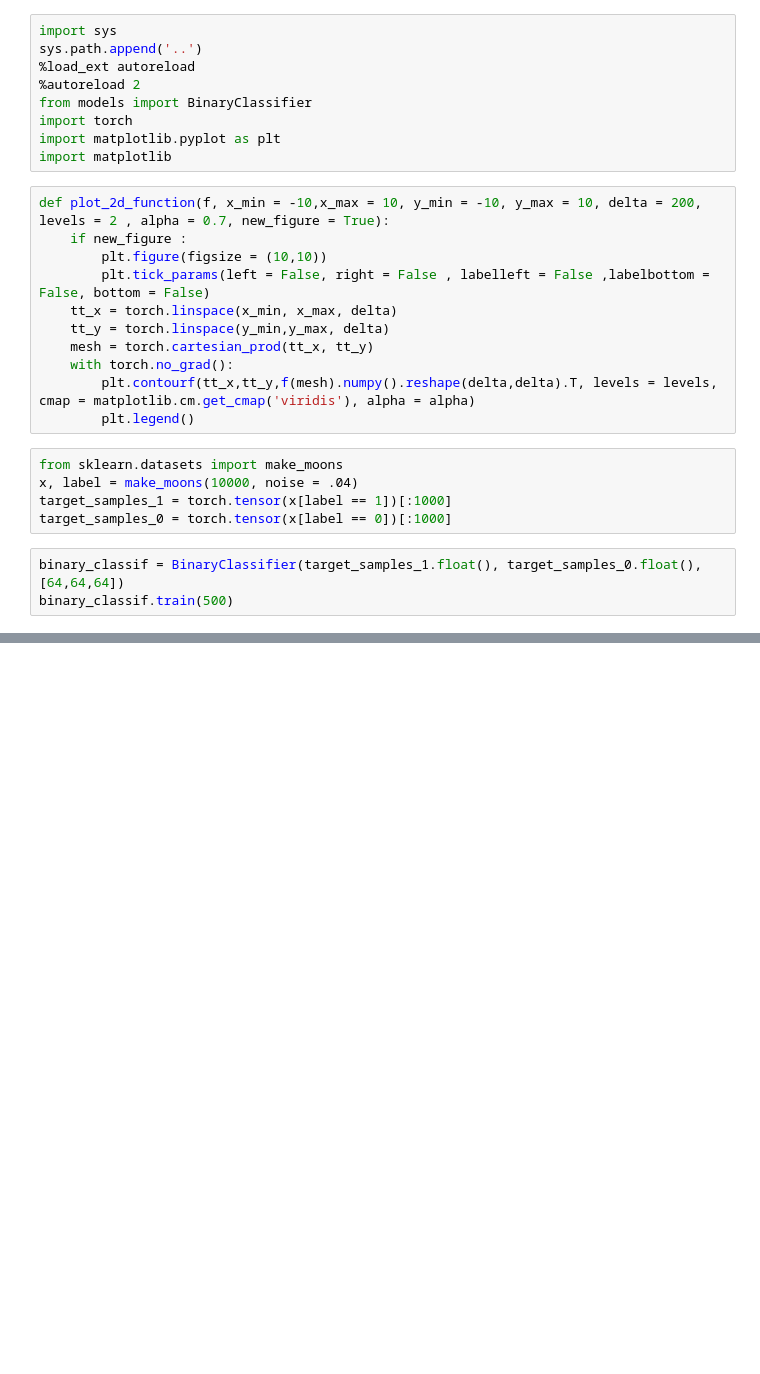
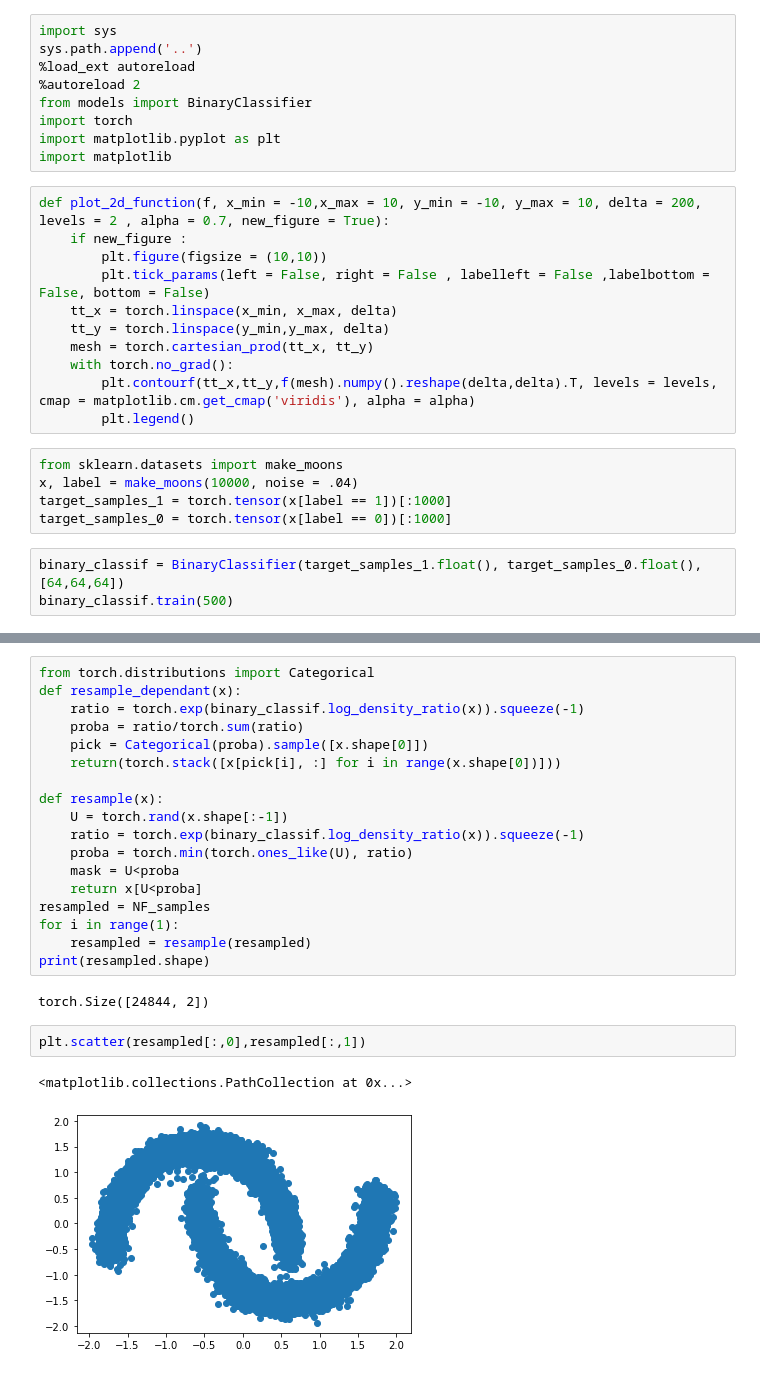
Before and after one commit to ElouanARGOUARCH/NeuralRatio, a Jupyter notebook: experiments/Binary Classifier_visual.ipynb, the cells around one changed output, grey strips where cells are left out. Cells and saved outputs as stored; diff of their text form; blank space fills up the shorter version.

```diff
--- a/experiments/Binary Classifier_visual.ipynb
+++ b/experiments/Binary Classifier_visual.ipynb
@@ -90,0 +79,25 @@ plt.scatter(samples[:,0], samples[:,1])
+# %%
+from torch.distributions import Categorical
+def resample_dependant(x):
+    ratio = torch.exp(binary_classif.log_density_ratio(x)).squeeze(-1)
+    proba = ratio/torch.sum(ratio)
+    pick = Categorical(proba).sample([x.shape[0]])
+    return(torch.stack([x[pick[i], :] for i in range(x.shape[0])]))
+
+def resample(x):
+    U = torch.rand(x.shape[:-1])
+    ratio = torch.exp(binary_classif.log_density_ratio(x)).squeeze(-1)
+    proba = torch.min(torch.ones_like(U), ratio)
+    mask = U<proba
+    return x[U<proba]
+resampled = NF_samples
+for i in range(1):
+    resampled = resample(resampled)
+print(resampled.shape)
+# %% [output]
+torch.Size([24844, 2])
+# %%
+plt.scatter(resampled[:,0],resampled[:,1])
+# %% [output]
+<matplotlib.collections.PathCollection at 0x...>
+[figure, added]
```
Also changed, not shown: parts of 11 cells of this notebook, 12 other files.
